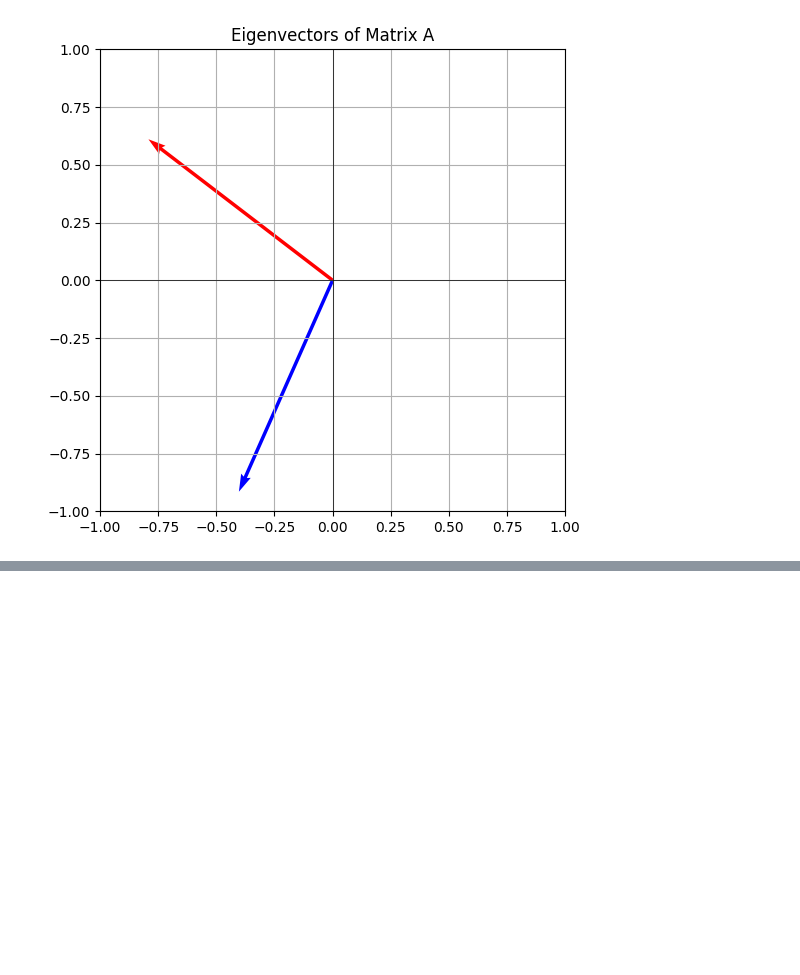
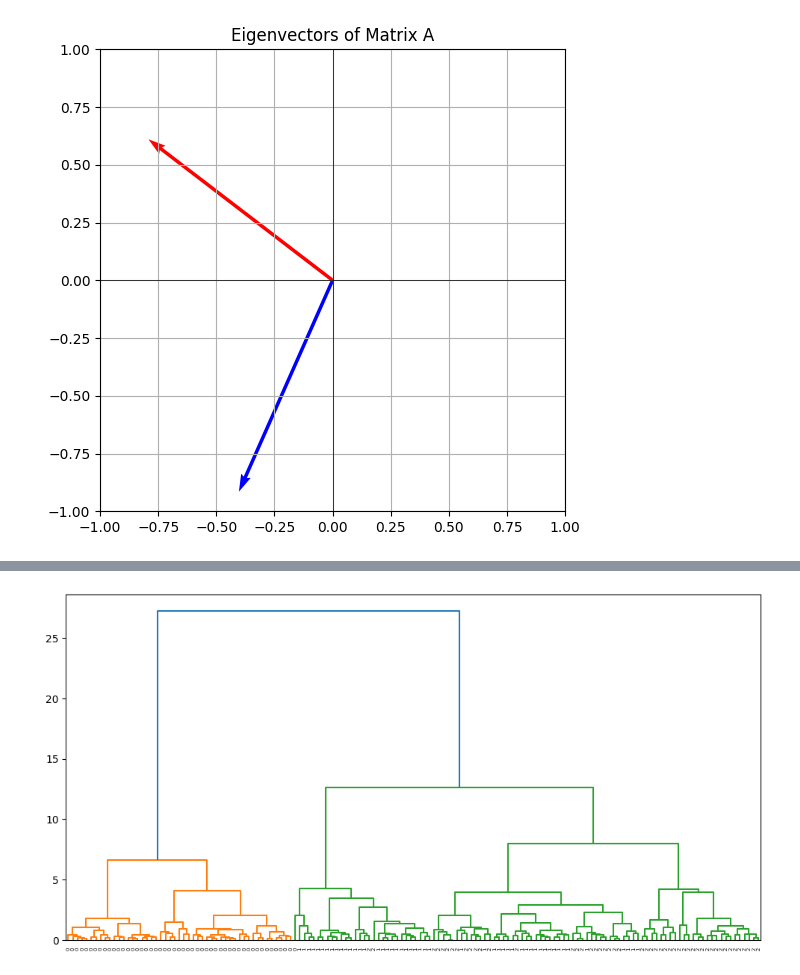
Before and after one commit to pydevcasts/Prostate_BCR, a Jupyter notebook: main.ipynb, the cells around one changed output, grey strips where cells are left out. Cells and saved outputs as stored; diff of their text form; code cells hidden in the pictures; blank space fills up the shorter version.

```diff
--- a/main.ipynb
+++ b/main.ipynb
@@ -67,0 +110,11 @@ plt.show()
+# %%
+scaler = StandardScaler()
+X_scaled = scaler.fit_transform(X)
+# %%
+Z = linkage(X_scaled, method='ward')
+# %%
+plt.figure(figsize=(12,6))
+dendrogram(Z, labels=iris.target, leaf_rotation = 90)
+plt.show()
+# %% [output]
+[figure, added]
```
Also changed, not shown: parts of 7 cells of this notebook, 1 other file.
